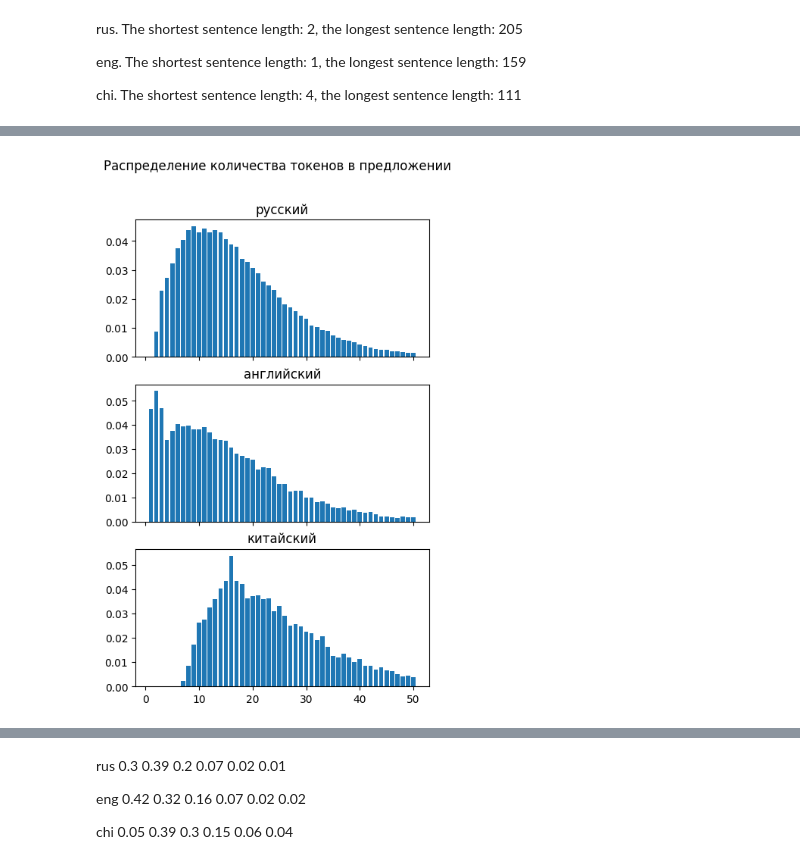
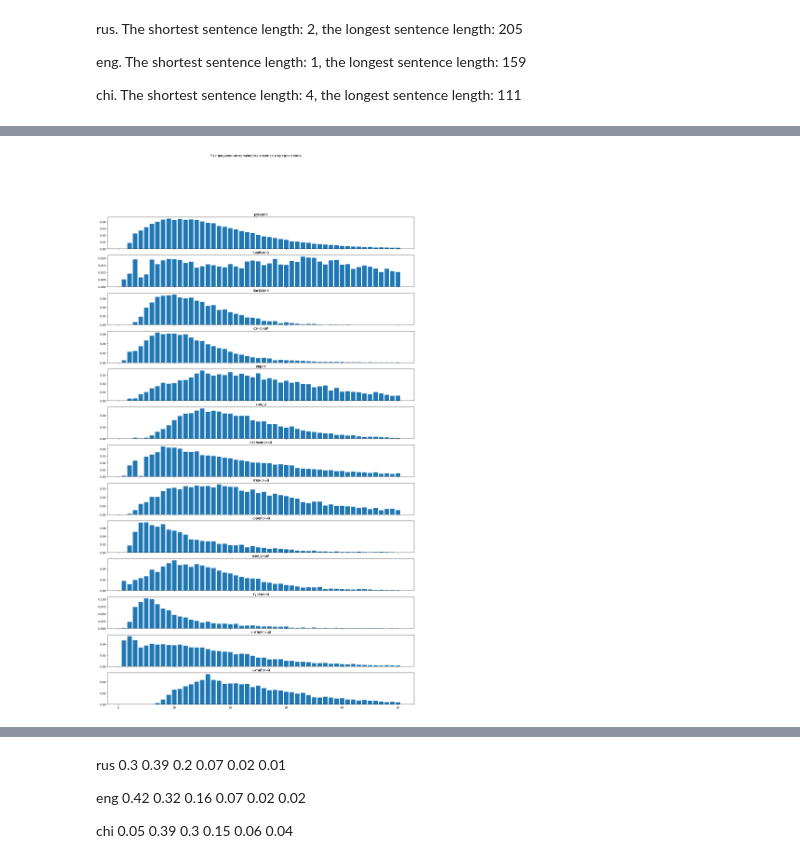
Before and after one commit to Derinhelm/treebank_statistics, a Jupyter notebook: treebank_stat.ipynb, the cells around one changed output, grey strips where cells are left out. Cells and saved outputs as stored; diff of their text form; code cells hidden in the pictures.

```diff
--- a/treebank_stat.ipynb
+++ b/treebank_stat.ipynb
@@ -198,12 +190,0 @@ chi : [('train', 3997), ('dev', 500), ('test', 500)]
-# %%
-def sentence_is_not_complex(s):
-  return all('.' not in w.id for w in s.words)
-
-sents = {}
-for lang in splitted_sents:
-    lang_sents = splitted_sents[lang]['train'] + \
-                  splitted_sents[lang]['dev'] + \
-                  splitted_sents[lang]['test']
-    sents[lang] = [s for s in lang_sents if sentence_is_not_complex(s)]
-    print(lang, ". Normal sentence amount: ", len(sents[lang]),
-                ", complex sentence amount: ", len(lang_sents) - len(sents[lang]), sep="")
@@ -219,0 +204,11 @@ chi. Normal sentence amount: 4997, complex sentence amount: 0
+# %%
+def delete_point_tokens(s):
+  s.tokens = [t for t in s.tokens if "." not in t.id]
+  return s
+
+sents = {}
+for treebank_name, treebank_data in treebanks.items():
+    lang_sents = treebank_data.train + \
+                  treebank_data.dev + \
+                  treebank_data.test
+    sents[treebank_name] = [delete_point_tokens(s) for s in lang_sents]
@@ -227,7 +243,7 @@ dict_keys(['rus', 'eng', 'chi'])
 # %%
 from collections import Counter
 # %%
-token_counters = {lang: Counter([len(s.words) for s in lang_sents]) for lang, lang_sents in sents.items()}
+token_counters = {lang: Counter([len(s.tokens) for s in lang_sents]) for lang, lang_sents in sents.items()}
 # %%
 for lang, lang_counter in token_counters.items():
   print(lang, ". All token amount: ", sum([length * rate
@@ -278,21 +322,25 @@ lang_russian_title = {'rus': 'русский', 'eng': 'английский', 'c
+# %%
+lang_russian_title = {'rus': 'русский', 'eng': 'английский', 'chi': 'китайский', 'ar': 'арабский', 'bdt': 'баскский',
+                      'fi': 'финский', 'he': 'иврит', 'hi': 'хинди', 'it': 'итальянский', 'ja': 'японский',
+                      'ko': 'корейский', 'sv': 'шведский', 'tr': 'турецкий'}
 # %%
 import matplotlib.pyplot as plt
 # %% [markdown]
 ![image.png](embedded-picture-1)
 # %%
 #define grid of plots
-fig, axs = plt.subplots(nrows= 3 , ncols= 1, sharex=True, figsize=(5, 8))
+fig, axs = plt.subplots(nrows= len(sents) , ncols= 1, sharex=True, figsize=(20, 32))
 
 #add title
 fig.suptitle('Распределение количества токенов в предложении')
 
 #add data to plots
 for bar_i, lang in enumerate(token_counters):
   x, y = zip(*([(i, j / len_lang[lang]) for i, j in token_counters[lang].items() if i <= 50]))
   axs[bar_i].bar(x, height=y)
   axs[bar_i].title.set_text(lang_russian_title[lang])
 # %% [output]
-[figure, old version]
+[figure, new version]
 # %% [markdown]
 ![image.png](embedded-picture-1)
 # %%
```
Also changed, not shown: parts of 40 cells of this notebook.
